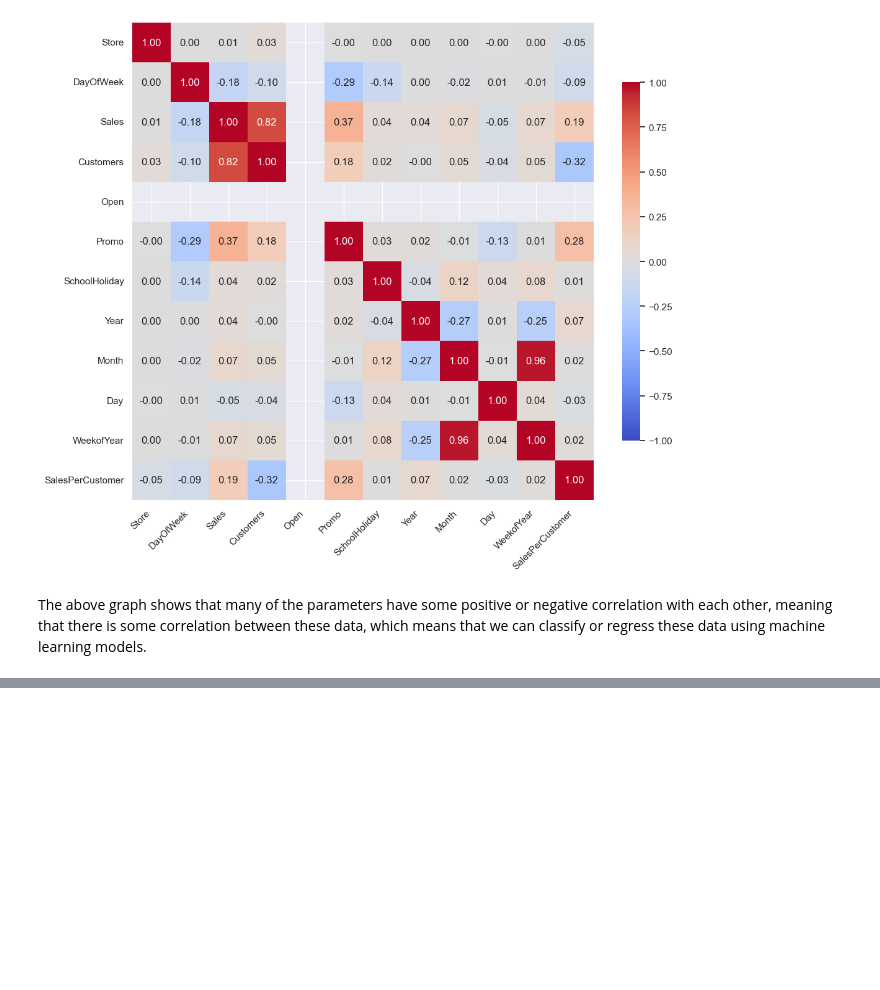
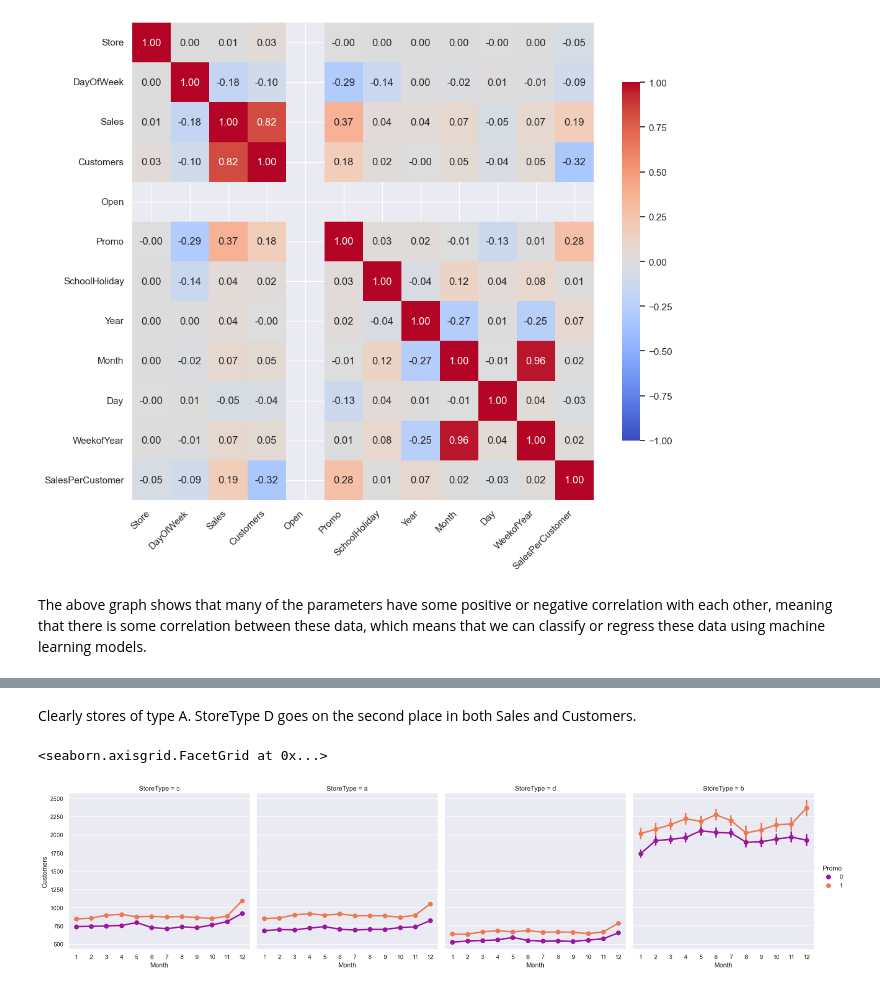
Before and after one commit to Emilye42/INFO442, a Jupyter notebook: code/EDA.ipynb, the cells around one changed output, grey strips where cells are left out. Saved outputs shown, nothing was run; the diff lists cells and outputs as text; code cells hidden in the pictures; blank space fills up the shorter version.

```diff
--- a/code/EDA.ipynb
+++ b/code/EDA.ipynb
@@ -238,0 +242,3 @@ The above graph shows that many of the parameters have some positive or negative
+# %%
+train_store = pd.merge(train, store, how = 'inner', on = 'Store')
+print("In total: ", train_store.shape)
@@ -238,0 +267,15 @@ The above graph shows that many of the parameters have some positive or negative
+# %% [markdown]
+Clearly stores of type A. StoreType D goes on the second place in both Sales and Customers.
+# %%
+sns.catplot(
+    data=train_store,
+    x='Month',
+    y='Customers',
+    col='StoreType',   # Create separate plots for each StoreType
+    palette='plasma',  # Use the plasma color palette
+    hue='Promo',       # Differentiate by Promo within each plot
+    kind='point'       # Use point plot to show trends over time
+)
+# %% [output]
+<seaborn.axisgrid.FacetGrid at 0x...>
+[figure, added]
```
Also changed, not shown: parts of 23 cells of this notebook, 6 other files.
